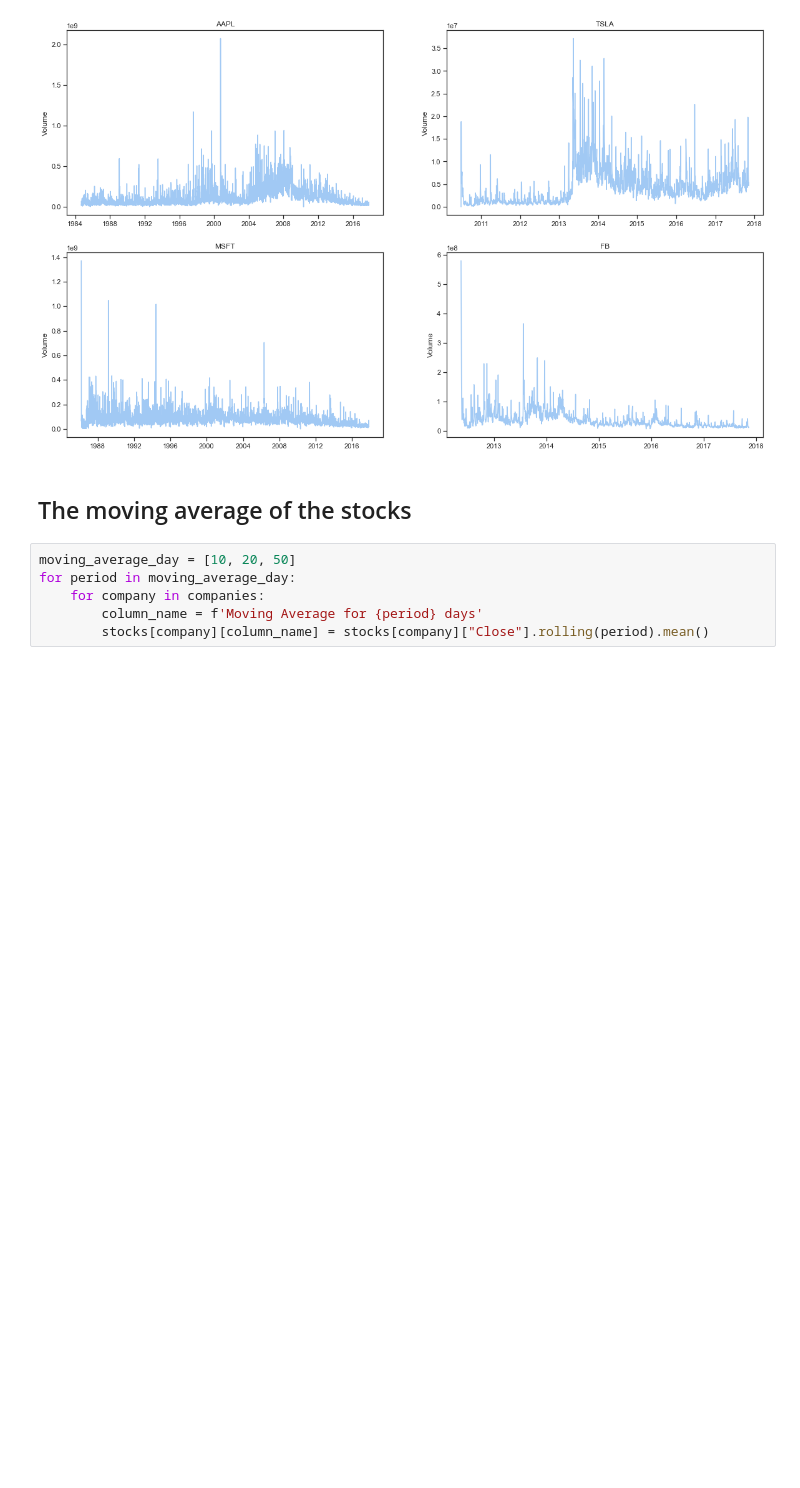
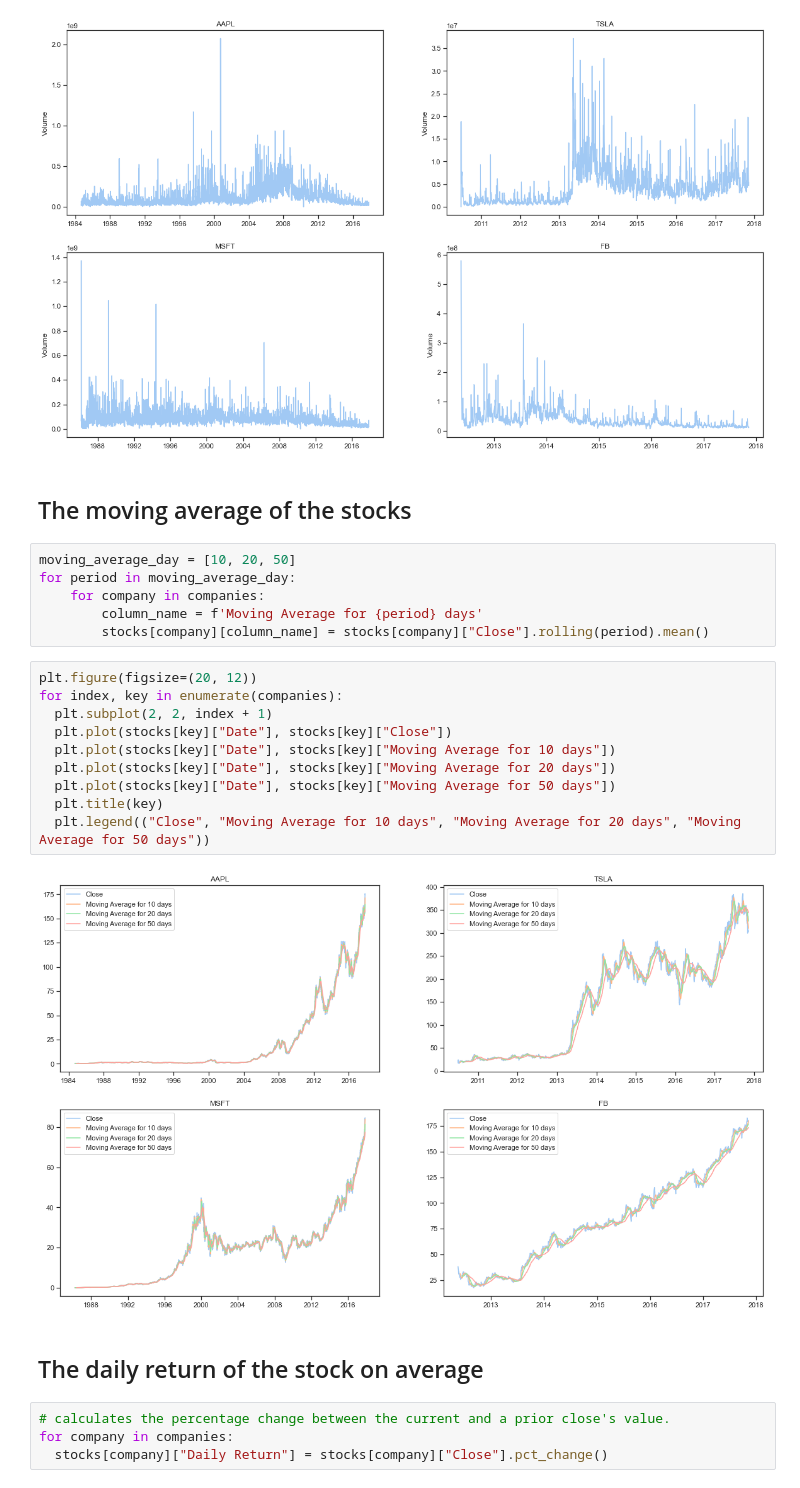
Before and after one commit to DaiVo20/Stock-Price-Prediction, a Jupyter notebook: DS102_02.ipynb, the cells around one changed output. Drawn from its saved outputs; the diff is of its cells as text; blank space fills up the shorter version.

Commit message:
add daily return

```diff
--- a/DS102_02.ipynb
+++ b/DS102_02.ipynb
@@ -111,3 +111,21 @@ for period in moving_average_day:
     for company in companies:
         column_name = f'Moving Average for {period} days'
         stocks[company][column_name] = stocks[company]["Close"].rolling(period).mean()
+# %%
+plt.figure(figsize=(20, 12))
+for index, key in enumerate(companies):
+  plt.subplot(2, 2, index + 1)
+  plt.plot(stocks[key]["Date"], stocks[key]["Close"])
+  plt.plot(stocks[key]["Date"], stocks[key]["Moving Average for 10 days"])
+  plt.plot(stocks[key]["Date"], stocks[key]["Moving Average for 20 days"])
+  plt.plot(stocks[key]["Date"], stocks[key]["Moving Average for 50 days"])
+  plt.title(key)
+  plt.legend(("Close", "Moving Average for 10 days", "Moving Average for 20 days", "Moving Average for 50 days"))
+# %% [output]
+[figure, added]
+# %% [markdown]
+## The daily return of the stock on average
+# %%
+# calculates the percentage change between the current and a prior close's value.
+for company in companies:
+  stocks[company]["Daily Return"] = stocks[company]["Close"].pct_change()
```
Also changed, not shown: parts of 1 cell of this notebook.
